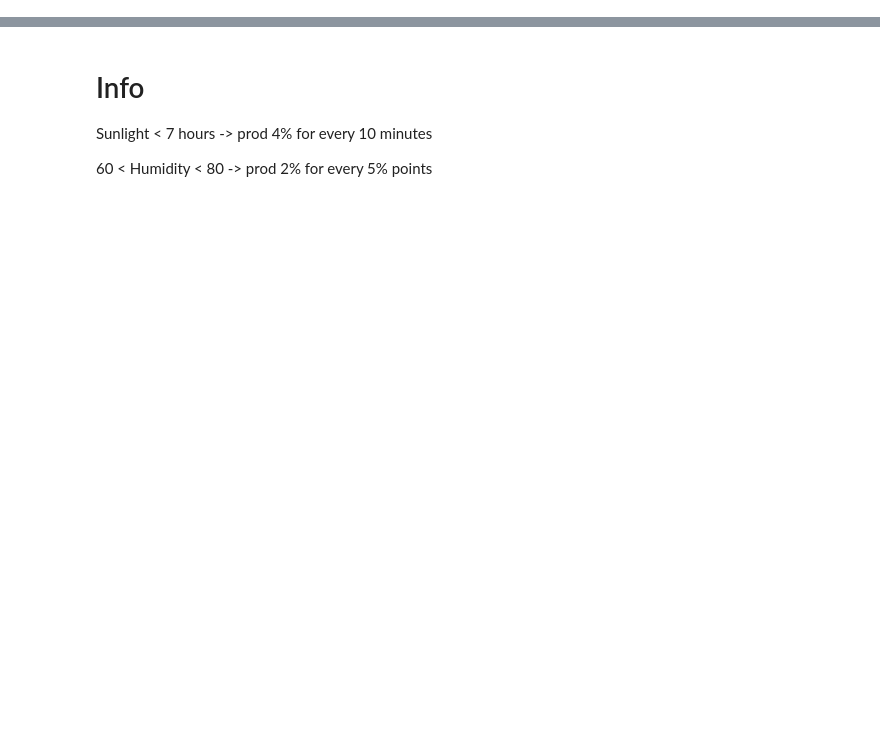
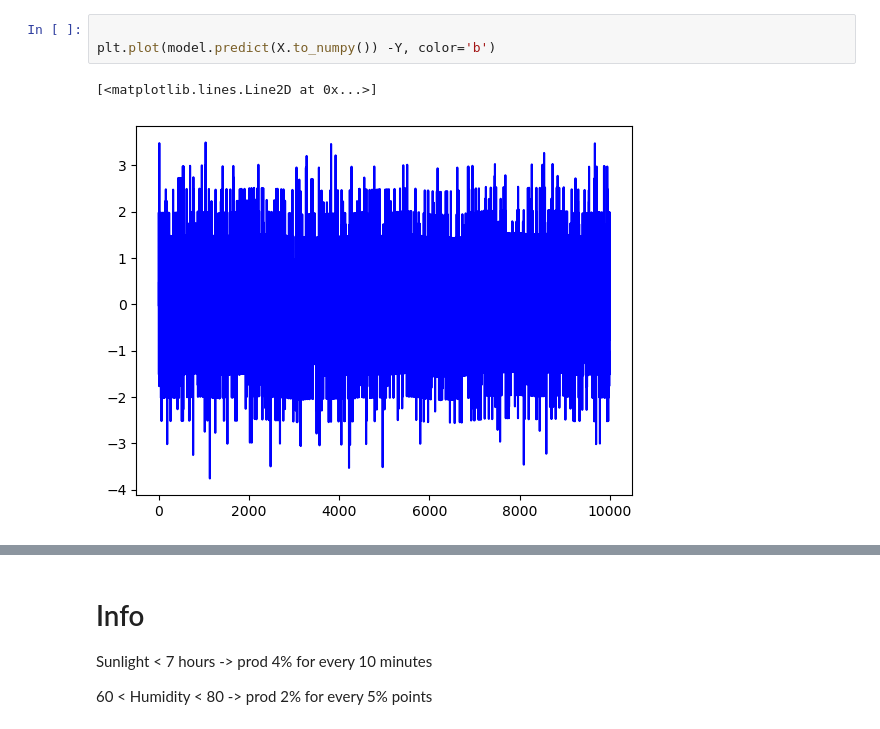
Before and after one commit to AlviseSembenico/IMC-prosperity, a Jupyter notebook: notebooks/round2.ipynb, the cells around one changed output, grey strips where cells are left out. Saved outputs shown, nothing was run; the diff lists cells and outputs as text; blank space fills up the shorter version.

```diff
--- a/notebooks/round2.ipynb
+++ b/notebooks/round2.ipynb
@@ -60,0 +111,6 @@ plt.show()
+# %%
+
+plt.plot(model.predict(X.to_numpy()) -Y, color='b')
+# %% [output]
+[<matplotlib.lines.Line2D at 0x...>]
+[figure, added]
```
Also changed, not shown: parts of 8 cells of this notebook.
